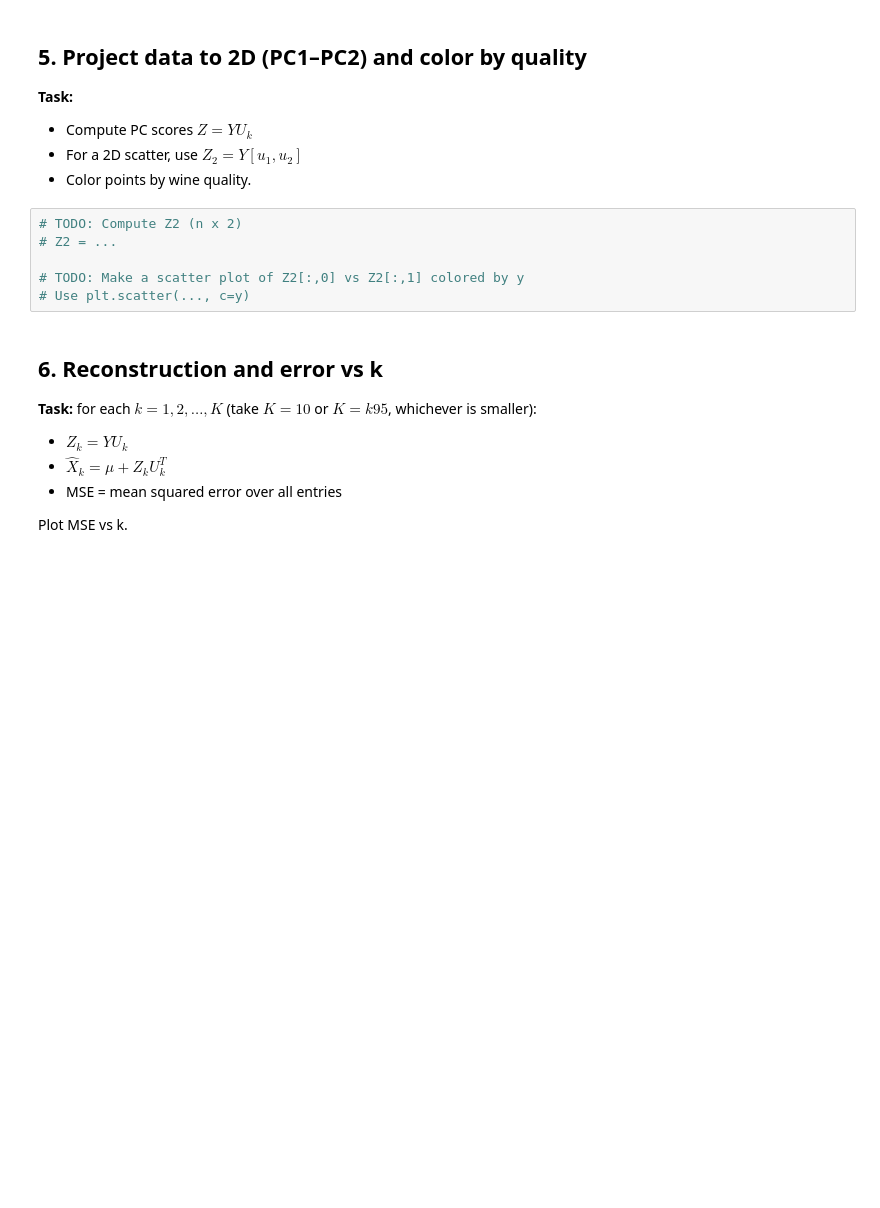
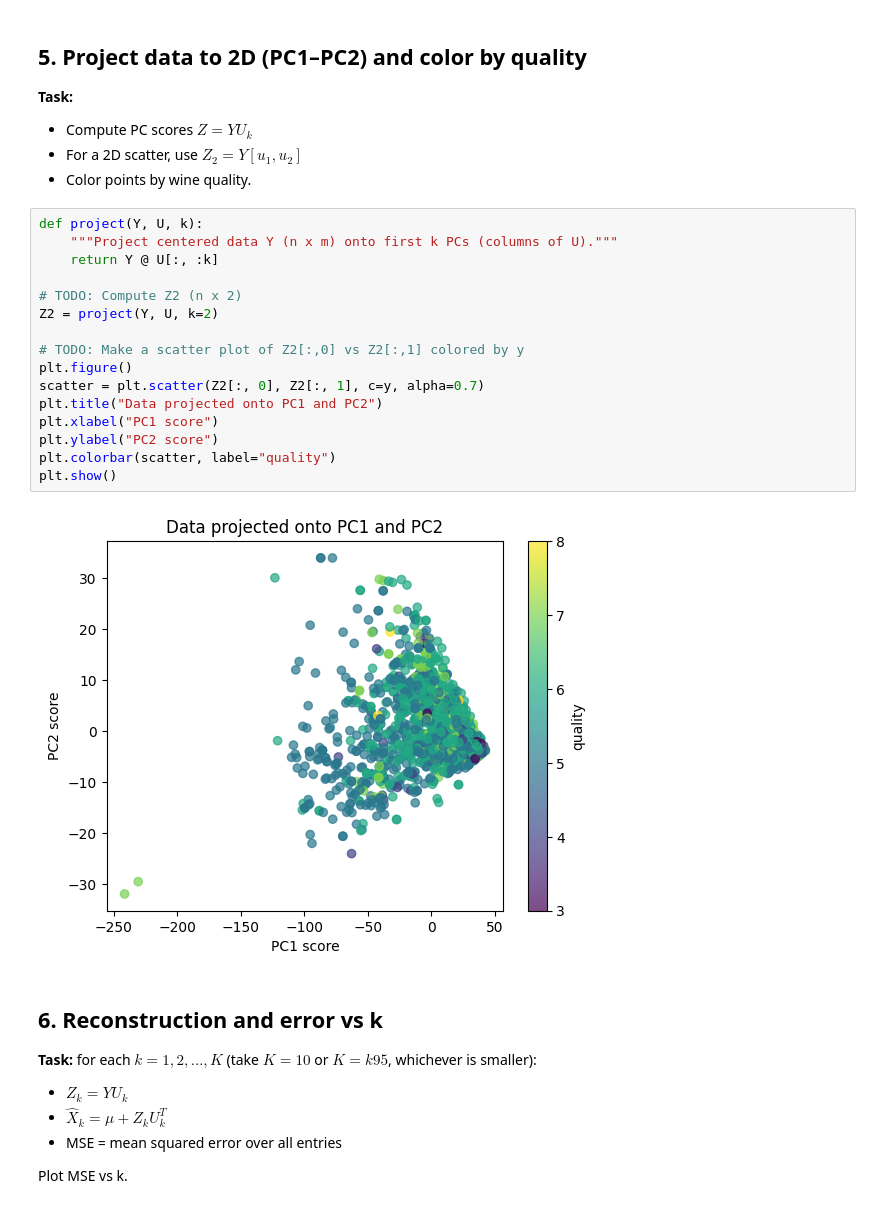
Before and after one commit to lena458/machine_learning, a Jupyter notebook: PCA_exercise_template.ipynb, the cells around one changed output. Cells and saved outputs as stored; diff of their text form; blank space fills up the shorter version.

```diff
--- a/PCA_exercise_template.ipynb
+++ b/PCA_exercise_template.ipynb
@@ -137,11 +157,23 @@ plt.show()
 - For a 2D scatter, use $Z_2 = Y [u_1, u_2]$
 - Color points by wine quality.
 # %%
+def project(Y, U, k):
+    """Project centered data Y (n x m) onto first k PCs (columns of U)."""
+    return Y @ U[:, :k]
+
 # TODO: Compute Z2 (n x 2)
-# Z2 = ...
+Z2 = project(Y, U, k=2)
 
 # TODO: Make a scatter plot of Z2[:,0] vs Z2[:,1] colored by y
-# Use plt.scatter(..., c=y)
+plt.figure()
+scatter = plt.scatter(Z2[:, 0], Z2[:, 1], c=y, alpha=0.7)
+plt.title("Data projected onto PC1 and PC2")
+plt.xlabel("PC1 score")
+plt.ylabel("PC2 score")
+plt.colorbar(scatter, label="quality")
+plt.show()
+# %% [output]
+[figure, added]
 # %% [markdown]
 ## 6. Reconstruction and error vs k
 **Task:** for each $k=1,2,\dots,K$ (take $K=10$ or $K=k95$, whichever is smaller):
```
Also changed, not shown: parts of 6 cells of this notebook.
